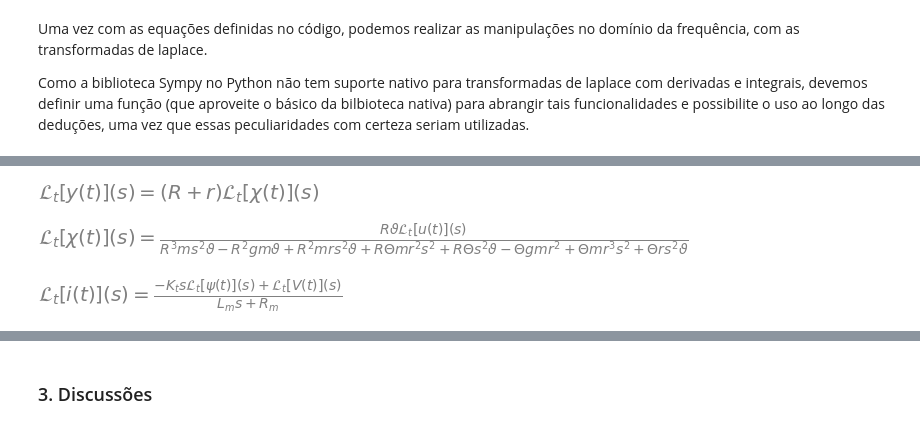
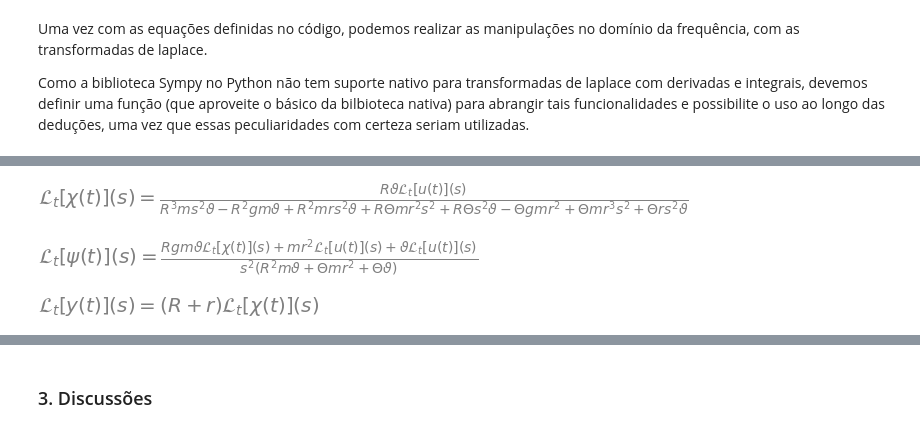
Before and after one commit to Maionepy/Controle_Projeto_Final, a Jupyter notebook: Trabalho_Final.ipynb, the cells around one changed output, grey strips where cells are left out. Cells and saved outputs as stored; diff of their text form; code cells hidden in the pictures.

```diff
--- a/Trabalho_Final.ipynb
+++ b/Trabalho_Final.ipynb
@@ -119,19 +131,18 @@ def laplace_completa(e, t, s):
+# %%
+chi_s = laplace_completa(chi, t, s)
+eq_chi_s = Eq(chi_s, solve(Eq(laplace_completa(eq_chi_ddot.lhs,t,s), laplace_completa(eq_chi_ddot.rhs,t,s)), chi_s)[0]).simplify()
+eq_chi_s
+# %% [output]
+[figure, added]
+# %%
+psi_s = laplace_completa(psi, t, s)
+eq_psi_s = Eq(psi_s, solve(Eq(laplace_completa(eq_psi_ddot.lhs,t,s), laplace_completa(eq_psi_ddot.rhs,t,s)), psi_s)[0])
+eq_psi_s
+# %% [output]
+[figure, added]
 # %%
 y_s = laplace_completa(y, t, s)
 eq_y_s = Eq(y_s, solve(Eq(laplace_completa(eq_y.lhs,t,s), laplace_completa(eq_y.rhs,t,s)), y_s)[0])
 eq_y_s
 # %% [output]
 [figure]
-# %%
-chi_s = laplace_completa(chi, t, s)
-eq_chi_s = Eq(chi_s, solve(Eq(laplace_completa(eq_chi_ddot.lhs,t,s), laplace_completa(eq_chi_ddot.rhs,t,s)), chi_s)[0])
-eq_chi_s
-#laplace_completa(eq_chi_ddot.rhs,t,s).simplify()
-# %% [output]
-[figure, removed]
-# %%
-i_s = laplace_completa(i, t, s)
-eq_i_s = Eq(i_s, solve(Eq(laplace_completa(eq_V.lhs,t,s), laplace_completa(eq_V.rhs,t,s)), i_s)[0])
-eq_i_s
-# %% [output]
-[figure, removed]
```
Also changed, not shown: parts of 6 cells of this notebook, 1 other file.
